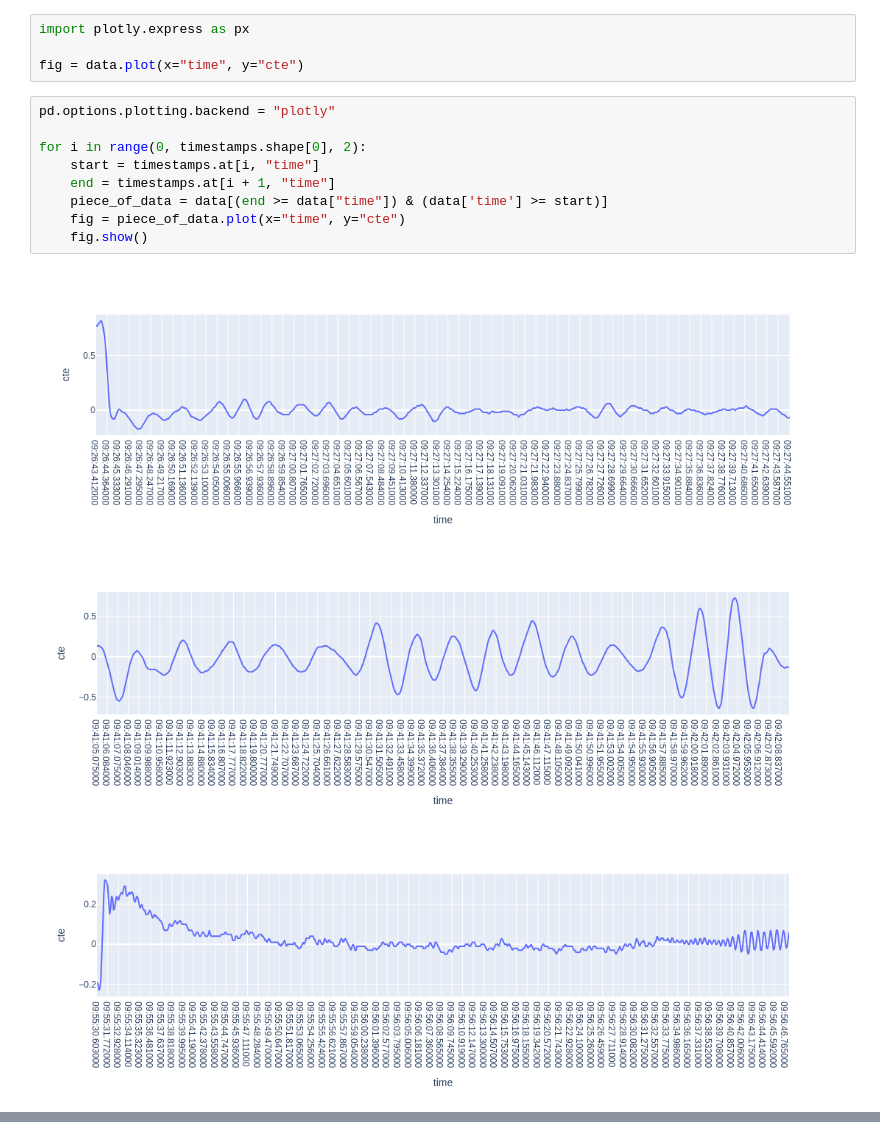
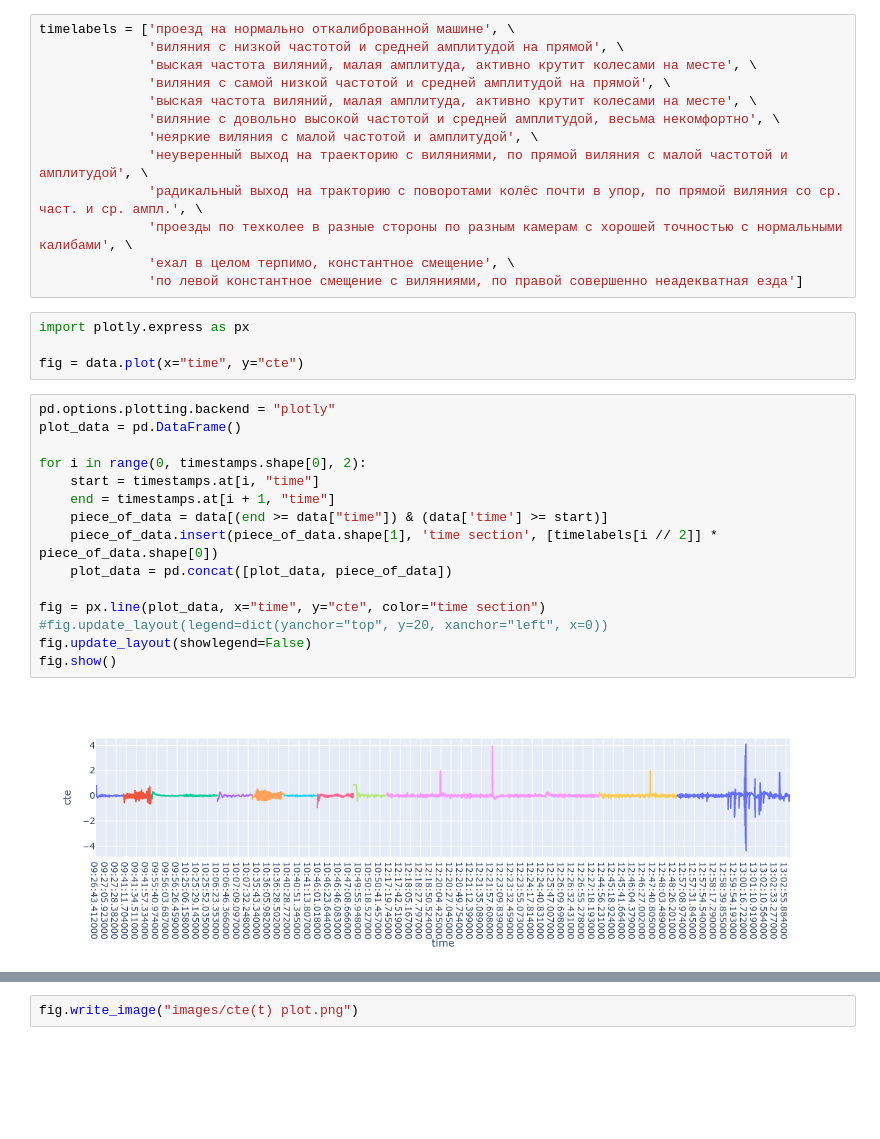
Before and after one commit to sbc305/cognitive_practice, a Jupyter notebook: sandbox/data_work.ipynb, the cells around one changed output, grey strips where cells are left out. Saved outputs shown, nothing was run; the diff lists cells and outputs as text; blank space fills up the shorter version.

Commit message:
improve cte(t) plot
one axis for all lines, add legend

```diff
--- a/sandbox/data_work.ipynb
+++ b/sandbox/data_work.ipynb
@@ -12,20 +13,37 @@ timestamps = pd.Series(["2024-08-21 09:26:38", "2024-08-21 09:27:48", "2024-08-2
 
 timestamps = pd.DataFrame(timestamps, columns=["timestamps"])
 timestamps['time'] = pd.to_datetime(timestamps["timestamps"], format='mixed').dt.time
+# %%
+timelabels = ['проезд на нормально откалиброванной машине', \
+              'виляния с низкой частотой и средней амплитудой на прямой', \
+              'выская частота виляний, малая амплитуда, активно крутит колесами на месте', \
+              'виляния с самой низкой частотой и средней амплитудой на прямой', \
+              'выская частота виляний, малая амплитуда, активно крутит колесами на месте', \
+              'виляние с довольно высокой частотой и средней амплитудой, весьма некомфортно', \
+              'неяркие виляния с малой частотой и амплитудой', \
+              'неуверенный выход на траекторию с виляниями, по прямой виляния с малой частотой и амплитудой', \
+              'радикальный выход на тракторию с поворотами колёс почти в упор, по прямой виляния со ср. част. и ср. ампл.', \
+              'проезды по техколее в разные стороны по разным камерам с хорошей точностью с нормальными калибами', \
+              'ехал в целом терпимо, константное смещение', \
+              'по левой константное смещение с виляниями, по правой совершенно неадекватная езда']
 # %%
 import plotly.express as px
 
 fig = data.plot(x="time", y="cte")
 # %%
 pd.options.plotting.backend = "plotly"
+plot_data = pd.DataFrame()
 
 for i in range(0, timestamps.shape[0], 2):
     start = timestamps.at[i, "time"]
     end = timestamps.at[i + 1, "time"]
     piece_of_data = data[(end >= data["time"]) & (data['time'] >= start)]
-    fig = piece_of_data.plot(x="time", y="cte")
-    fig.show()
+    piece_of_data.insert(piece_of_data.shape[1], 'time section', [timelabels[i // 2]] * piece_of_data.shape[0])
+    plot_data = pd.concat([plot_data, piece_of_data])
+
+fig = px.line(plot_data, x="time", y="cte", color="time section")
+#fig.update_layout(legend=dict(yanchor="top", y=20, xanchor="left", x=0))
+fig.update_layout(showlegend=False)
+fig.show()
 # %% [output]
-[figure, old version]
+[figure, new version]
-[figure, removed]
-[figure, removed]
@@ -40,0 +50,2 @@ for i in range(0, timestamps.shape[0], 2):
+# %%
+fig.write_image("images/cte(t) plot.png")
```
Also changed, not shown: parts of 3 cells of this notebook, 1 other file.
